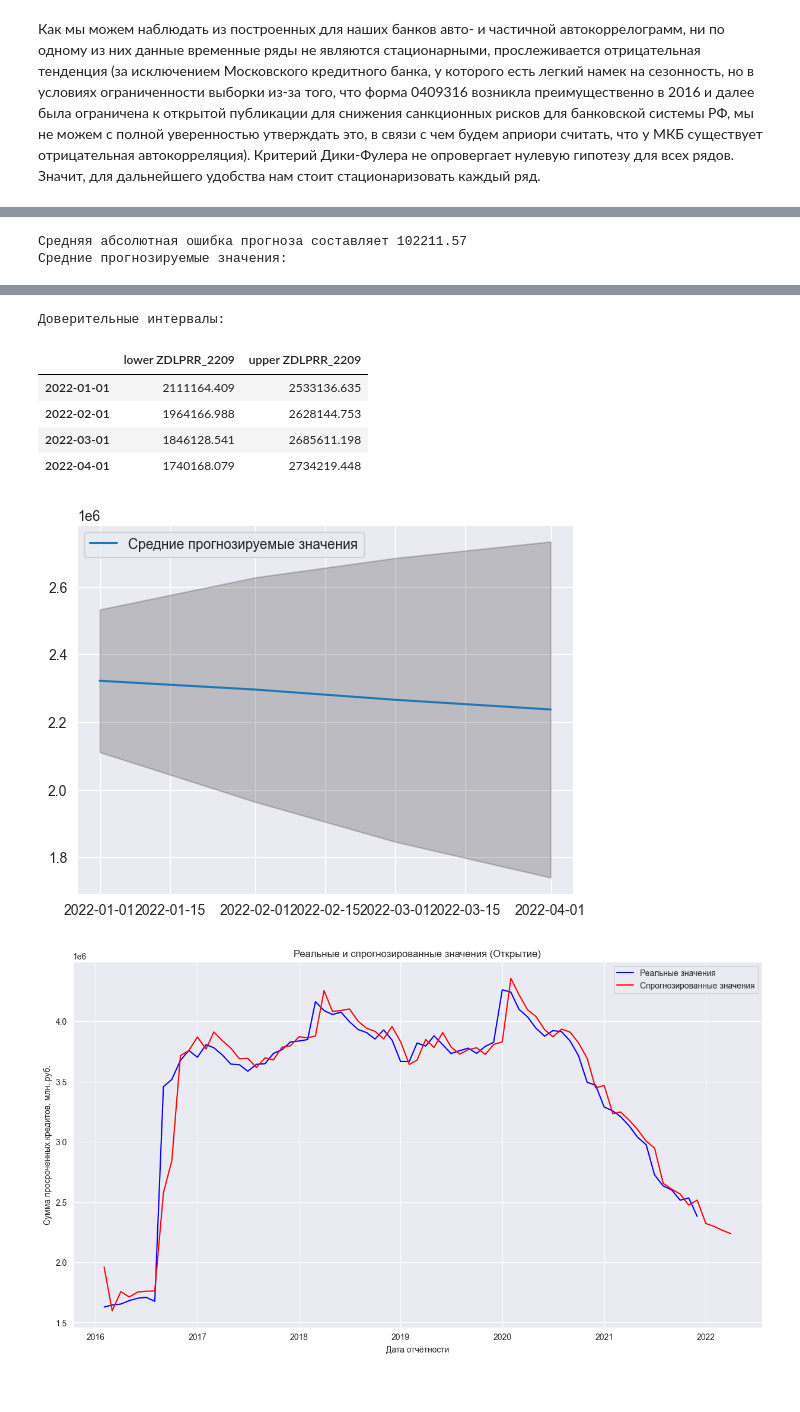
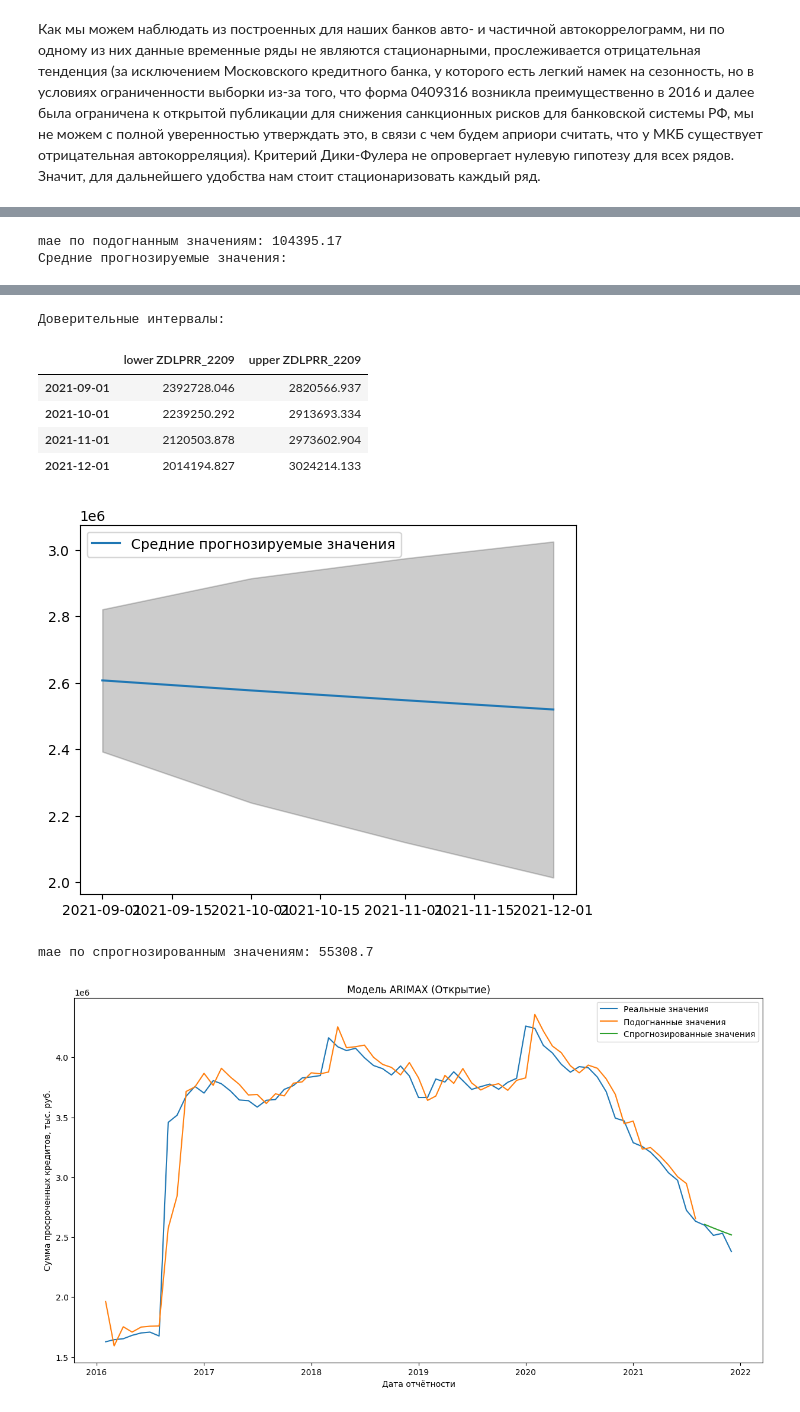
Before and after one commit to JarlPenguin/anomaly_analysis_2025, a Jupyter notebook: analysis.ipynb, the cells around one changed output, grey strips where cells are left out. Saved outputs shown, nothing was run; the diff lists cells and outputs as text; code cells hidden in the pictures.

```diff
--- a/analysis.ipynb
+++ b/analysis.ipynb
@@ -12,3 +11,0 @@ import seaborn as sns
-# %%
-df = pd.read_csv("https://raw.githubusercontent.com/JarlPenguin/anomalies_analysis_2025/refs/heads/main/data/PI_316201901.csv", low_memory=False)
-df = df[df["REGN"] == 2209] # Сбербанк
@@ -60,4 +12,5 @@ np.float64(3665854.37879)
 # %%
+# Функция для парсинга данных для конкретного банка
 def get_ZDLPRR(regn: int, remote=True) -> pd.DataFrame:
     df = pd.DataFrame(index=pd.date_range(start="20160101", end="20211201", freq="MS"))
     for year in np.arange(2016, 2022):
@@ -96,4 +49,5 @@ def get_ZDLPRR(regn: int, remote=True) -> pd.DataFrame:
             overdue_sum = df_data[df_data["TIP"] == tip]["ZDLPRR"].sum()
             date = str(year) + str(month) + "01"
             df.at[date, f"ZDLPRR_{regn}"] = overdue_sum
+    df.index.name = "Дата"
     return df
@@ -468,35 +361,36 @@ plt.show()
 # %%
-st_pred = results_otkrytiye.get_prediction(start=pd.to_datetime(str(otkrytiye_ZDLPRR_exog.index[1])), dynamic=False)
-forecast_values = st_pred.predicted_mean
-actual_values = otkrytiye_ZDLPRR_exog["ZDLPRR_2209"][1:]
-print('Средняя абсолютная ошибка прогноза составляет {}'.format(round(mean_absolute_error(forecast_values, actual_values), 2)))
+from statsmodels.tsa.statespace.sarimax import SARIMAX
 
-pred_future = results_otkrytiye.get_forecast(steps=4, exog=[0, 0, 0, 0])
-
+# Построение модели ARIMAX для Открытия
+otkrytiye_ZDLPRR_exog = otkrytiye_ZDLPRR.copy()
+otkrytiye_ZDLPRR_exog["anomaly_1"] = np.float64(otkrytiye_ZDLPRR_exog.index == "2016-09-01")
+model_otkrytiye = SARIMAX(otkrytiye_ZDLPRR_exog["ZDLPRR_2209"][:-4], exog=otkrytiye_ZDLPRR_exog["anomaly_1"][:-4], order=(1, 1, 3))
+results_otkrytiye = model_otkrytiye.fit()
+results_otkrytiye.plot_diagnostics(figsize=(12, 8))
+plt.show()
+st_pred_otkrytiye = results_otkrytiye.get_prediction(start=pd.to_datetime(str(otkrytiye_ZDLPRR_exog.index[1])), dynamic=False)
+forecast_values_otkrytiye = st_pred_otkrytiye.predicted_mean
+actual_values_otkrytiye = otkrytiye_ZDLPRR_exog["ZDLPRR_2209"][1:]
+print('mae по подогнанным значениям: {}'.format(round(mean_absolute_error(forecast_values_otkrytiye, actual_values_otkrytiye[:-4]), 2)))
+pred_future_otkrytiye = results_otkrytiye.get_forecast(steps=4, exog=[0, 0, 0, 0])
 print('Средние прогнозируемые значения:')
-display(np.round(pred_future.predicted_mean.to_frame(), 2))
-
+display(np.round(pred_future_otkrytiye.predicted_mean.to_frame(), 2))
 print('Доверительные интервалы:')
-display(np.round(pred_future.conf_int(), 3))
-
-fig = plt.figure()
-plt.plot(pred_future.predicted_mean, label='Средние прогнозируемые значения')
-plt.fill_between(pred_future.conf_int().index,
-                 pred_future.conf_int().iloc[:, 0],
-                 pred_future.conf_int().iloc[:, 1], color='k', alpha=.2)
+display(np.round(pred_future_otkrytiye.conf_int(), 3))
+plt.plot(pred_future_otkrytiye.predicted_mean, label='Средние прогнозируемые значения')
+plt.fill_between(pred_future_otkrytiye.conf_int().index,
+                 pred_future_otkrytiye.conf_int().iloc[:, 0],
+                 pred_future_otkrytiye.conf_int().iloc[:, 1], color='k', alpha=.2)
 plt.legend()
 plt.show()
-
+print('mae по спрогнозированным значениям: {}'.format(round(mean_absolute_error(pred_future_otkrytiye.predicted_mean, actual_values_otkrytiye[-4:]), 2)))
 plt.figure(figsize=(15,8))
-
-plt.plot(actual_values, label='Реальные значения', color='blue')
-
-plt.plot(pd.concat([forecast_values, pred_future.predicted_mean]), label='Спрогнозированные значения', color='red')
-
-plt.title('Реальные и cпрогнозированные значения (Открытие)')
+plt.plot(actual_values_otkrytiye, label='Реальные значения')
+plt.plot(forecast_values_otkrytiye, label='Подогнанные значения')
+plt.plot(pred_future_otkrytiye.predicted_mean, label='Спрогнозированные значения')
+plt.title('Модель ARIMAX (Открытие)')
 plt.xlabel('Дата отчётности')
-plt.ylabel('Сумма просроченных кредитов, млн. руб.')
+plt.ylabel('Сумма просроченных кредитов, тыс. руб.')
 plt.legend()
-
 plt.show()
 # %% [output]
@@ -503,3 +398,3 @@ plt.show()
-Средняя абсолютная ошибка прогноза составляет 102211.57
+mae по подогнанным значениям: 104395.17
 Средние прогнозируемые значения:
 |  | predicted_mean |
@@ -510,8 +405,9 @@ plt.show()
 Доверительные интервалы:
 |  | lower ZDLPRR_2209 | upper ZDLPRR_2209 |
-| 2022-01-01 | 2111164.409 | 2533136.635 |
-| 2022-02-01 | 1964166.988 | 2628144.753 |
-| 2022-03-01 | 1846128.541 | 2685611.198 |
-| 2022-04-01 | 1740168.079 | 2734219.448 |
+| 2021-09-01 | 2392728.046 | 2820566.937 |
+| 2021-10-01 | 2239250.292 | 2913693.334 |
+| 2021-11-01 | 2120503.878 | 2973602.904 |
+| 2021-12-01 | 2014194.827 | 3024214.133 |
-[figure, old version]
-[figure, old version]
+[figure, new version]
+mae по спрогнозированным значениям: 55308.7
+[figure, added]
```
Also changed, not shown: parts of 51 cells of this notebook.
